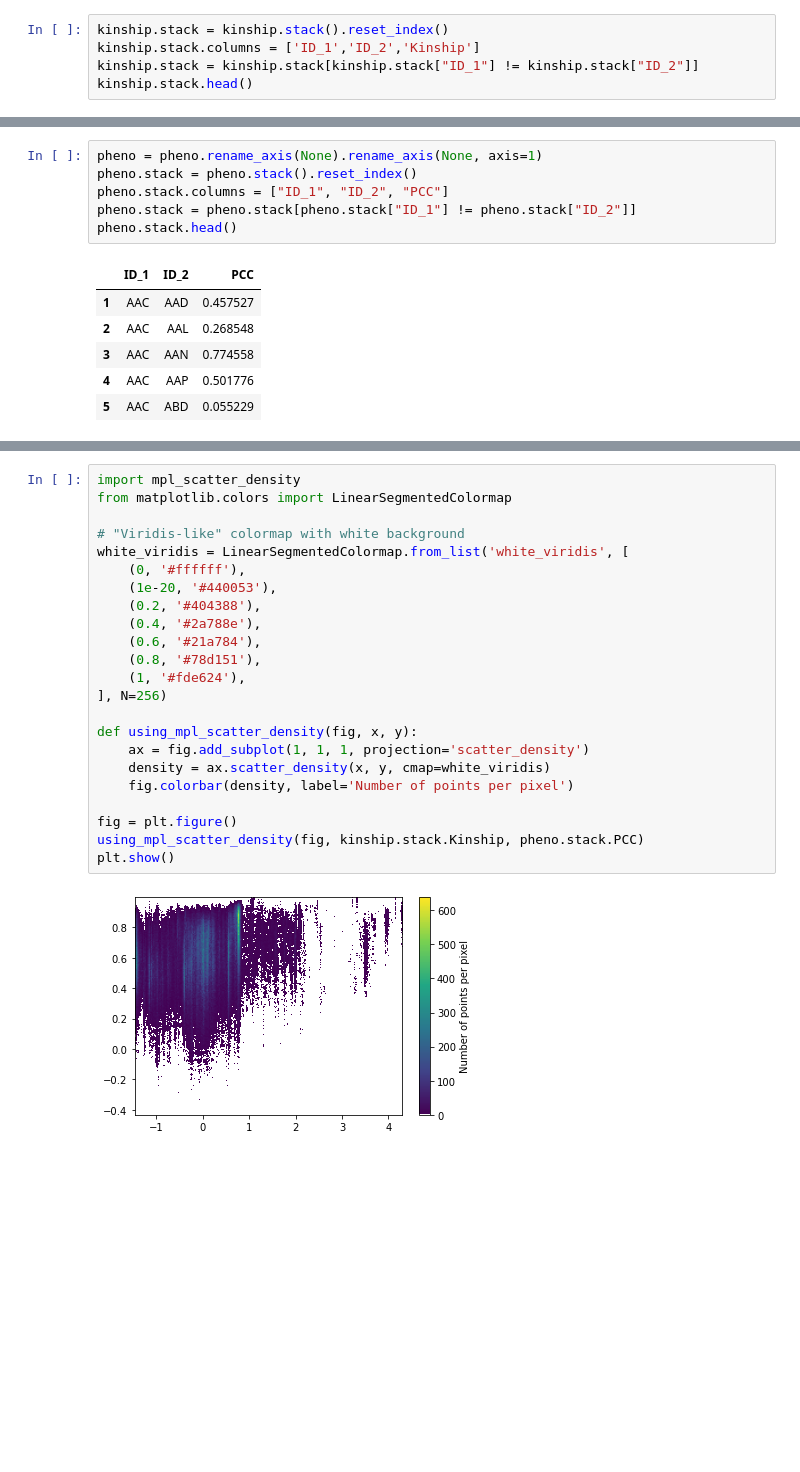
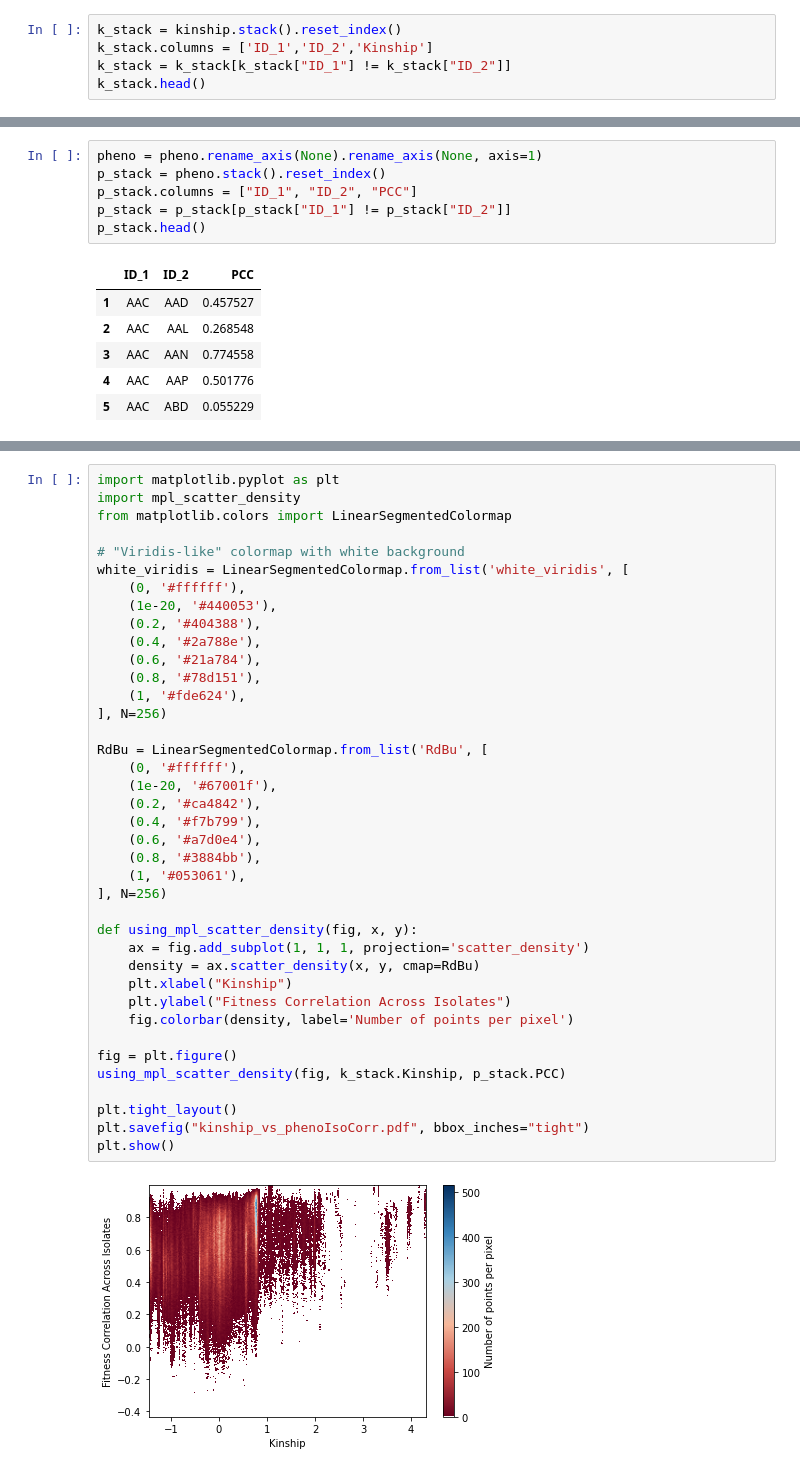
Before and after one commit to ksegaba/Yeast-Project, a Jupyter notebook: Scripts/Data_Vis/pheno_data_plots.ipynb, the cells around one changed output, grey strips where cells are left out. Drawn from its saved outputs; the diff is of its cells as text; blank space fills up the shorter version.

```diff
--- a/Scripts/Data_Vis/pheno_data_plots.ipynb
+++ b/Scripts/Data_Vis/pheno_data_plots.ipynb
@@ -320,10 +334,10 @@ kinship.head()
 | AAP | 0.317973 | 0.430867 | 0.345762 | 0.959552 | 1.515854 | 0.097038 | 0.194729 | 0.534887 | 0.569304 | 0.401381 | ... | ... |
 5 rows × 750 columns
 # %%
-kinship.stack = kinship.stack().reset_index()
-kinship.stack.columns = ['ID_1','ID_2','Kinship']
-kinship.stack = kinship.stack[kinship.stack["ID_1"] != kinship.stack["ID_2"]]
-kinship.stack.head()
+k_stack = kinship.stack().reset_index()
+k_stack.columns = ['ID_1','ID_2','Kinship']
+k_stack = k_stack[k_stack["ID_1"] != k_stack["ID_2"]]
+k_stack.head()
 # %% [output]
 |  | ID_1 | ID_2 | Kinship |
 | 1 | AAC | AAD | 0.208425 |
@@ -347,10 +361,10 @@ pheno.head()
 5 rows × 750 columns
 # %%
 pheno = pheno.rename_axis(None).rename_axis(None, axis=1)
-pheno.stack = pheno.stack().reset_index()
-pheno.stack.columns = ["ID_1", "ID_2", "PCC"]
-pheno.stack = pheno.stack[pheno.stack["ID_1"] != pheno.stack["ID_2"]]
-pheno.stack.head()
+p_stack = pheno.stack().reset_index()
+p_stack.columns = ["ID_1", "ID_2", "PCC"]
+p_stack = p_stack[p_stack["ID_1"] != p_stack["ID_2"]]
+p_stack.head()
 # %% [output]
 |  | ID_1 | ID_2 | PCC |
 | 1 | AAC | AAD | 0.457527 |
@@ -374,26 +399,42 @@ from scipy.stats import gaussian_kde
 #z = gaussian_kde(kp)(kp)
 # %%
+import matplotlib.pyplot as plt
 import mpl_scatter_density
 from matplotlib.colors import LinearSegmentedColormap
 
 # "Viridis-like" colormap with white background
 white_viridis = LinearSegmentedColormap.from_list('white_viridis', [
     (0, '#ffffff'),
     (1e-20, '#440053'),
     (0.2, '#404388'),
     (0.4, '#2a788e'),
     (0.6, '#21a784'),
     (0.8, '#78d151'),
     (1, '#fde624'),
 ], N=256)
 
+RdBu = LinearSegmentedColormap.from_list('RdBu', [
+    (0, '#ffffff'),
+    (1e-20, '#67001f'),
+    (0.2, '#ca4842'),
+    (0.4, '#f7b799'),
+    (0.6, '#a7d0e4'),
+    (0.8, '#3884bb'),
+    (1, '#053061'),
+], N=256)
+
 def using_mpl_scatter_density(fig, x, y):
     ax = fig.add_subplot(1, 1, 1, projection='scatter_density')
-    density = ax.scatter_density(x, y, cmap=white_viridis)
+    density = ax.scatter_density(x, y, cmap=RdBu)
+    plt.xlabel("Kinship")
+    plt.ylabel("Fitness Correlation Across Isolates")
     fig.colorbar(density, label='Number of points per pixel')
 
 fig = plt.figure()
-using_mpl_scatter_density(fig, kinship.stack.Kinship, pheno.stack.PCC)
+using_mpl_scatter_density(fig, k_stack.Kinship, p_stack.PCC)
+
+plt.tight_layout()
+plt.savefig("kinship_vs_phenoIsoCorr.pdf", bbox_inches="tight")
 plt.show()
 # %% [output]
-[figure, old version]
+[figure, new version]
```
Also changed, not shown: parts of 20 cells of this notebook.
